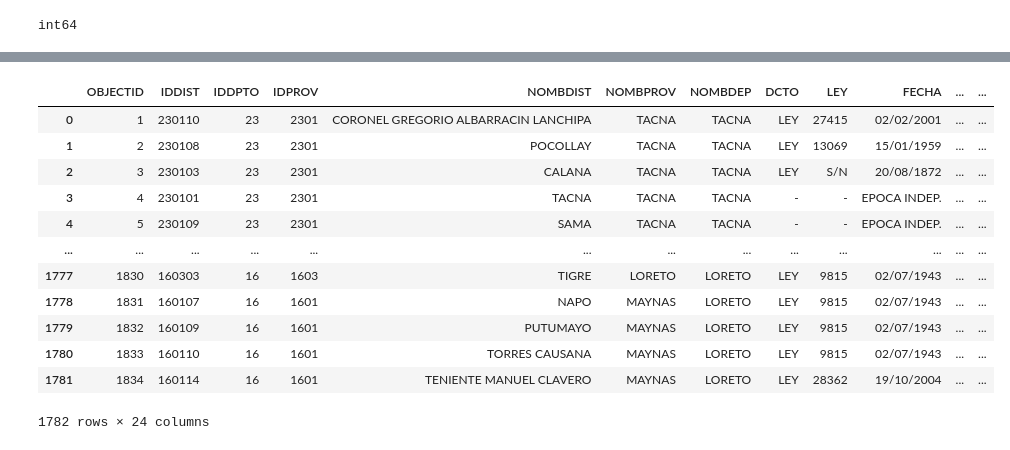
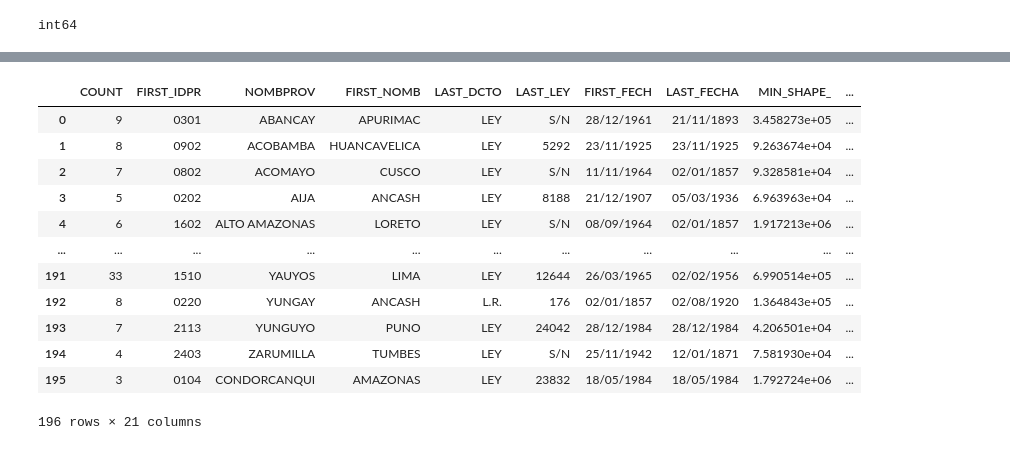
Before and after one commit to steph1112/TF_MAPS, a Jupyter notebook: Untitled.ipynb, the cells around one changed output, grey strips where cells are left out. Cells and saved outputs as stored; diff of their text form; code cells hidden in the pictures.

```diff
--- a/Untitled.ipynb
+++ b/Untitled.ipynb
@@ -247,0 +143,4 @@ onlyPe=set(gdf.NOMBDIST)- set(fallecidos.DISTRITO)
+# %%
+try1={provincias: process.extractOne(provincias,onlyPe)[0] for provincias in sorted(onlyFallecidos)
+ if process.extractOne(provincias,onlyPe)[1]>=80}
+try1
@@ -247,0 +149,6 @@ onlyPe=set(gdf.NOMBDIST)- set(fallecidos.DISTRITO)
+# %%
+fallecidos.PROVINCIAS.replace(try1,inplace=True)
+
+# updating
+onlyFallecidos=set(fallecidos.PROVINCIAS)- set(gdf.NOMBPROV)
+onlyPe=set(gdf.NOMBPROV)- set(fallecidos.PROVINCIAS)
@@ -257,5 +170,5 @@ Index(['DISTRITO', 'Numero de fallecidos'], dtype='object')
 # %%
-theMapAndData=gdf.merge(fallecidos,left_on='NOMBDIST', right_on='DISTRITO')
+theMapAndData=gdf.merge(fallecidos,left_on='NOMBPROV', right_on='PROVINCIAS')
 # here it is (new map):
 theMapAndData.info()
 # %% [output]
@@ -295,5 +208,5 @@ theMapAndData
 # %%
-theMapAndData.rename(columns={'Numero de fallecidos': 'Cantidad'}, inplace=True)
+theMapAndData.rename(columns={'TASA CIEN': 'Cantidad'}, inplace=True)
 # %%
 print(theMapAndData.columns)
 # %% [output]
@@ -456,21 +373,27 @@ theMapAndData.head()
 # %%
-# renaming
-newLabelsForLevels={0:"0_Great", 1:"1_Good", 2:"2_Middle", 3:"3_Bad", 4:"4_Poor"}
+# Define the mapping for new labels
+newLabelsForLevels = {0: "0_Great", 1: "1_Good", 2: "2_Middle", 3: "3_Bad", 4: "4_Poor"}
 
-theMapAndData[newColNames]=theMapAndData.loc[:,newColNames].replace(newLabelsForLevels)
-theMapAndData.drop(columns=['DISTRITO'],inplace=True)
+# Replace the values in the specified columns with the new labels
+theMapAndData[newColNames] = theMapAndData.loc[:, newColNames].replace(newLabelsForLevels)
+
+# Check if 'PROVINCIAS' column exists before attempting to drop it
+if 'PROVINCIAS' in theMapAndData.columns:
+    theMapAndData.drop(columns=['PROVINCIAS'], inplace=True)
+
+# Display the DataFrame
 theMapAndData
 # %% [output]
-|  | OBJECTID | IDDIST | IDDPTO | IDPROV | NOMBDIST | NOMBPROV | NOMBDEP | DCTO | LEY | FECHA | ... | ... |
-| 0 | 1 | 230110 | 23 | 2301 | CORONEL GREGORIO ALBARRACIN LANCHIPA | TACNA | TACNA | LEY | 27415 | 02/02/2001 | ... | ... |
-| 1 | 2 | 230108 | 23 | 2301 | POCOLLAY | TACNA | TACNA | LEY | 13069 | 15/01/1959 | ... | ... |
-| 2 | 3 | 230103 | 23 | 2301 | CALANA | TACNA | TACNA | LEY | S/N | 20/08/1872 | ... | ... |
-| 3 | 4 | 230101 | 23 | 2301 | TACNA | TACNA | TACNA | - | - | EPOCA INDEP. | ... | ... |
-| 4 | 5 | 230109 | 23 | 2301 | SAMA | TACNA | TACNA | - | - | EPOCA INDEP. | ... | ... |
-| ... | ... | ... | ... | ... | ... | ... | ... | ... | ... | ... | ... | ... |
-| 1777 | 1830 | 160303 | 16 | 1603 | TIGRE | LORETO | LORETO | LEY | 9815 | 02/07/1943 | ... | ... |
-| 1778 | 1831 | 160107 | 16 | 1601 | NAPO | MAYNAS | LORETO | LEY | 9815 | 02/07/1943 | ... | ... |
-| 1779 | 1832 | 160109 | 16 | 1601 | PUTUMAYO | MAYNAS | LORETO | LEY | 9815 | 02/07/1943 | ... | ... |
-| 1780 | 1833 | 160110 | 16 | 1601 | TORRES CAUSANA | MAYNAS | LORETO | LEY | 9815 | 02/07/1943 | ... | ... |
-| 1781 | 1834 | 160114 | 16 | 1601 | TENIENTE MANUEL CLAVERO | MAYNAS | LORETO | LEY | 28362 | 19/10/2004 | ... | ... |
+|  | COUNT | FIRST_IDPR | NOMBPROV | FIRST_NOMB | LAST_DCTO | LAST_LEY | FIRST_FECH | LAST_FECHA | MIN_SHAPE_ | ... |
+| 0 | 9 | 0301 | ABANCAY | APURIMAC | LEY | S/N | 28/12/1961 | 21/11/1893 | 3.458273e+05 | ... |
+| 1 | 8 | 0902 | ACOBAMBA | HUANCAVELICA | LEY | 5292 | 23/11/1925 | 23/11/1925 | 9.263674e+04 | ... |
+| 2 | 7 | 0802 | ACOMAYO | CUSCO | LEY | S/N | 11/11/1964 | 02/01/1857 | 9.328581e+04 | ... |
+| 3 | 5 | 0202 | AIJA | ANCASH | LEY | 8188 | 21/12/1907 | 05/03/1936 | 6.963963e+04 | ... |
+| 4 | 6 | 1602 | ALTO AMAZONAS | LORETO | LEY | S/N | 08/09/1964 | 02/01/1857 | 1.917213e+06 | ... |
+| ... | ... | ... | ... | ... | ... | ... | ... | ... | ... | ... |
+| 191 | 33 | 1510 | YAUYOS | LIMA | LEY | 12644 | 26/03/1965 | 02/02/1956 | 6.990514e+05 | ... |
+| 192 | 8 | 0220 | YUNGAY | ANCASH | L.R. | 176 | 02/01/1857 | 02/08/1920 | 1.364843e+05 | ... |
+| 193 | 7 | 2113 | YUNGUYO | PUNO | LEY | 24042 | 28/12/1984 | 28/12/1984 | 4.206501e+04 | ... |
+| 194 | 4 | 2403 | ZARUMILLA | TUMBES | LEY | S/N | 25/11/1942 | 12/01/1871 | 7.581930e+04 | ... |
+| 195 | 3 | 0104 | CONDORCANQUI | AMAZONAS | LEY | 23832 | 18/05/1984 | 18/05/1984 | 1.792724e+06 | ... |
-1782 rows × 24 columns
+196 rows × 21 columns
```
Also changed, not shown: parts of 39 cells of this notebook, 10 other files.
